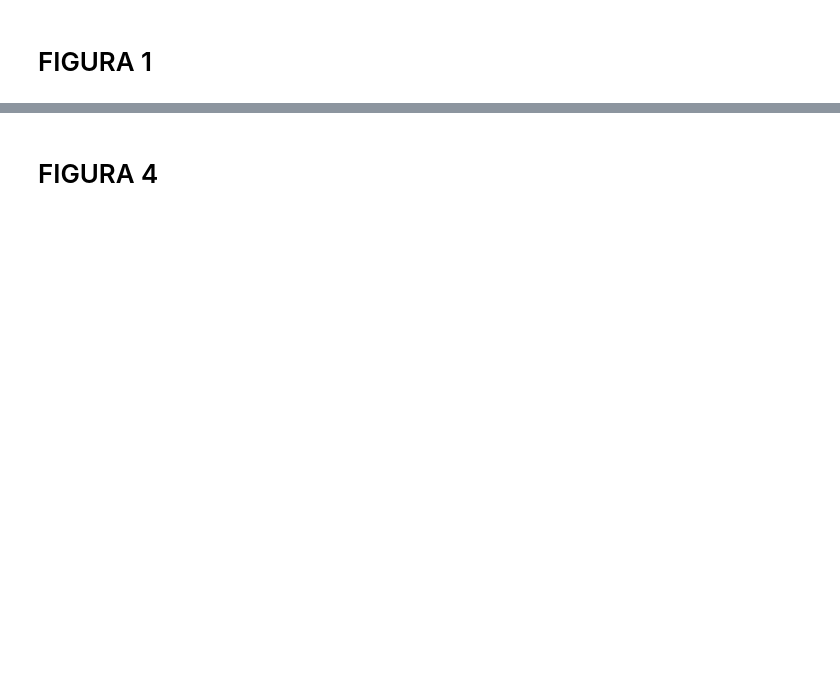
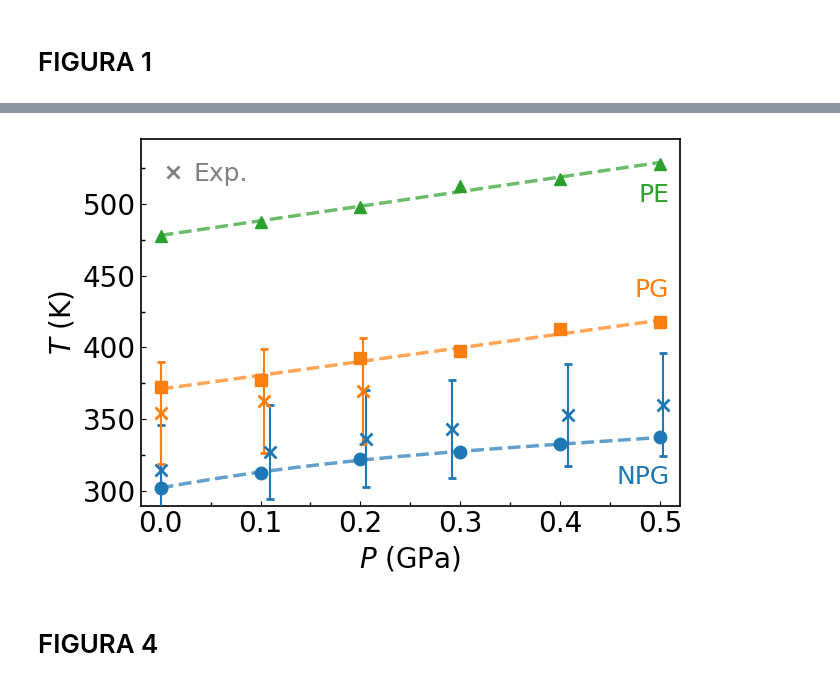
Before and after one commit to aressanu/ENTROPIES-25, a Jupyter notebook: grafics.ipynb, the cells around one changed output, grey strips where cells are left out. Cells and saved outputs as stored; diff of their text form; code cells hidden in the pictures; blank space fills up the shorter version.

```diff
--- a/grafics.ipynb
+++ b/grafics.ipynb
@@ -181,3 +76,87 @@ plt.show()
+# %%
+import numpy as np
+import matplotlib.pyplot as plt
+import matplotlib.ticker as ticker
+from matplotlib.lines import Line2D
+
+colors_M  = {'NPG': 'tab:blue', 'PG': 'tab:orange', 'PE': 'tab:green'}
+markers_M = {'NPG': 'o',        'PG': 's',           'PE': '^'}
+degrees   = {'NPG': 3,          'PG': 1,             'PE': 1}
+
+P_sim  = np.array([0, 0.1, 0.2, 0.3, 0.4, 0.5])
+data_T = {
+    'NPG': [302.5, 312.5, 322.5, 327.5, 332.5, 337.5],
+    'PG':  [372.5, 377.5, 392.5, 397.5, 412.5, 417.5],
+    'PE':  [477.5, 487.5, 497.5, 512.5, 517.5, 527.5],
+}
+
+_npg_data = np.loadtxt('/home/aressanuy/Desktop/doc/paper-npgpgpe/fitxers/PT_NPG_exp.dat', comments='#')
+_npg_P, _npg_T = _npg_data[:, 0], _npg_data[:, 1]
+_pg_T = np.array([354.24, 362.71, 369.74])
+
+exp_T = {
+    'NPG': {'P': _npg_P,                          'T': _npg_T},
+    'PG':  {'P': np.array([0, 1039, 2026])/10000, 'T': _pg_T},
+    'PE':  None,
+}
+
+fig, ax = plt.subplots(figsize=(7, 5))
+P_fit = np.linspace(0, 0.5, 300)
+
+for mat, T_list in data_T.items():
+    T = np.array(T_list)
+    ax.plot(P_sim, T, markers_M[mat], color=colors_M[mat], markersize=9, zorder=5)
+    coefs = np.polyfit(P_sim, T, degrees[mat])
+    ax.plot(P_fit, np.poly1d(coefs)(P_fit),
+            '--', color=colors_M[mat], linewidth=2.5, alpha=0.7)
+
+for mat, edata in exp_T.items():
+    if edata is None:
+        continue
+    T_exp = np.array(edata['T'])
+    ax.errorbar(edata['P'], T_exp, yerr=0.1 * T_exp,
+                fmt='x', color=colors_M[mat], ecolor=colors_M[mat],
+                capsize=3, elinewidth=1.5, markersize=8, markeredgewidth=2,
+                zorder=4)
+
+ax.set_xlabel(r'$P$ (GPa)', fontsize=20)
+ax.set_ylabel(r'$T$ (K)',   fontsize=20)
+ax.set_ylim(290, 545)
+ax.set_xlim(-0.02, 0.52)
+ax.tick_params(axis='both', labelsize=20, direction='in')
+ax.xaxis.set_major_locator(ticker.MultipleLocator(0.1))
+ax.yaxis.set_major_locator(ticker.MultipleLocator(50))
+ax.xaxis.set_minor_locator(ticker.AutoMinorLocator(2))
+ax.yaxis.set_minor_locator(ticker.AutoMinorLocator(2))
+ax.tick_params(which='minor', length=3, width=1, direction='in')
+for spine in ax.spines.values():
+    spine.set_linewidth(1.2)
+
+# ── Llegendes individuals dins el gràfic ─────────────────────────────────────
+# ── Llegenda ──────────────────────────────────────────────────────────────────
+exp_h = Line2D([0],[0], marker='x', color='gray', linestyle='None',
+               markersize=9, markeredgewidth=2)
+
+leg_exp = ax.legend(handles=[exp_h], labels=['Exp.'],
+          loc='upper left', bbox_to_anchor=(0.0, 1.0),
+          fontsize=18, frameon=False, handlelength=0.8, handletextpad=0.4)
+leg_exp.get_texts()[0].set_color('gray')
+
+
+ax.text(0.98, 0.88, 'PE',  transform=ax.transAxes, fontsize=18,
+        color=colors_M['PE'],  ha='right', va='top')
+ax.text(0.98, 0.62, 'PG',  transform=ax.transAxes, fontsize=18,
+        color=colors_M['PG'],  ha='right', va='top')
+ax.text(0.98, 0.11, 'NPG', transform=ax.transAxes, fontsize=18,
+        color=colors_M['NPG'], ha='right', va='top')
+
+
+plt.tight_layout()
+plt.savefig('/home/aressanuy/Desktop/doc/paper-npgpgpe/FIGURES/fig2.png',
+            dpi=600, bbox_inches='tight')
+plt.show()
+# %% [output]
+[figure, added]
 # %% [markdown]
 # FIGURA 4
 # %%
```
Also changed, not shown: parts of 10 cells of this notebook, 1 other file.
